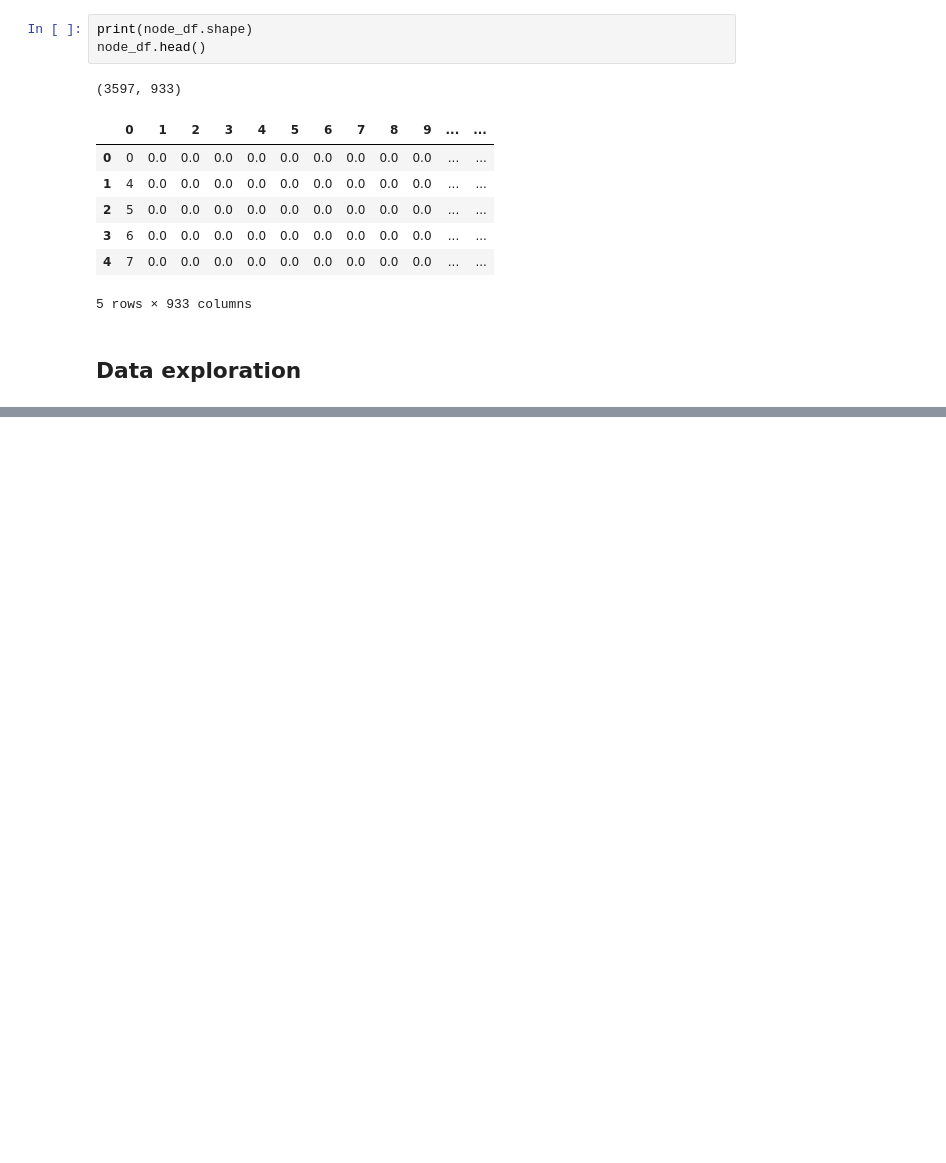
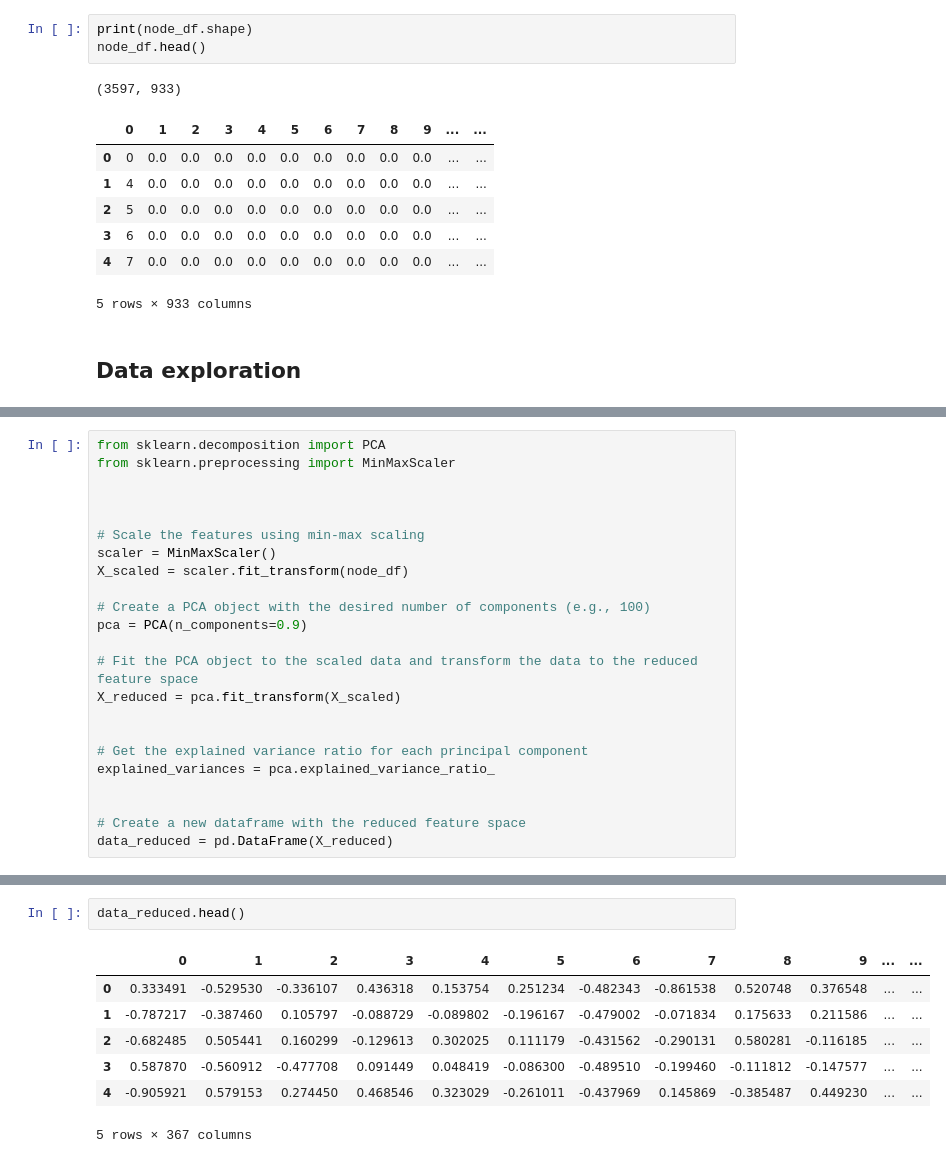
Before and after one commit to Anouar7768/MLNS-Kaggle-Competition, a Jupyter notebook: notebooks/Link prediction.ipynb, the cells around one changed output, grey strips where cells are left out. Saved outputs shown, nothing was run; the diff lists cells and outputs as text; blank space fills up the shorter version.

```diff
--- a/notebooks/Link prediction.ipynb
+++ b/notebooks/Link prediction.ipynb
@@ -65,0 +76,23 @@ nx.draw_networkx(G_train, with_labels = True)
+# %%
+from sklearn.decomposition import PCA
+from sklearn.preprocessing import MinMaxScaler
+
+
+
+# Scale the features using min-max scaling
+scaler = MinMaxScaler()
+X_scaled = scaler.fit_transform(node_df)
+
+# Create a PCA object with the desired number of components (e.g., 100)
+pca = PCA(n_components=0.9)
+
+# Fit the PCA object to the scaled data and transform the data to the reduced feature space
+X_reduced = pca.fit_transform(X_scaled)
+
+
+# Get the explained variance ratio for each principal component
+explained_variances = pca.explained_variance_ratio_
+
+
+# Create a new dataframe with the reduced feature space
+data_reduced = pd.DataFrame(X_reduced)
@@ -65,0 +107,10 @@ nx.draw_networkx(G_train, with_labels = True)
+# %%
+data_reduced.head()
+# %% [output]
+|  | 0 | 1 | 2 | 3 | 4 | 5 | 6 | 7 | 8 | 9 | ... | ... |
+| 0 | 0.333491 | -0.529530 | -0.336107 | 0.436318 | 0.153754 | 0.251234 | -0.482343 | -0.861538 | 0.520748 | 0.376548 | ... | ... |
+| 1 | -0.787217 | -0.387460 | 0.105797 | -0.088729 | -0.089802 | -0.196167 | -0.479002 | -0.071834 | 0.175633 | 0.211586 | ... | ... |
+| 2 | -0.682485 | 0.505441 | 0.160299 | -0.129613 | 0.302025 | 0.111179 | -0.431562 | -0.290131 | 0.580281 | -0.116185 | ... | ... |
+| 3 | 0.587870 | -0.560912 | -0.477708 | 0.091449 | 0.048419 | -0.086300 | -0.489510 | -0.199460 | -0.111812 | -0.147577 | ... | ... |
+| 4 | -0.905921 | 0.579153 | 0.274450 | 0.468546 | 0.323029 | -0.261011 | -0.437969 | 0.145869 | -0.385487 | 0.449230 | ... | ... |
+5 rows × 367 columns
```
Also changed, not shown: parts of 37 cells of this notebook.
